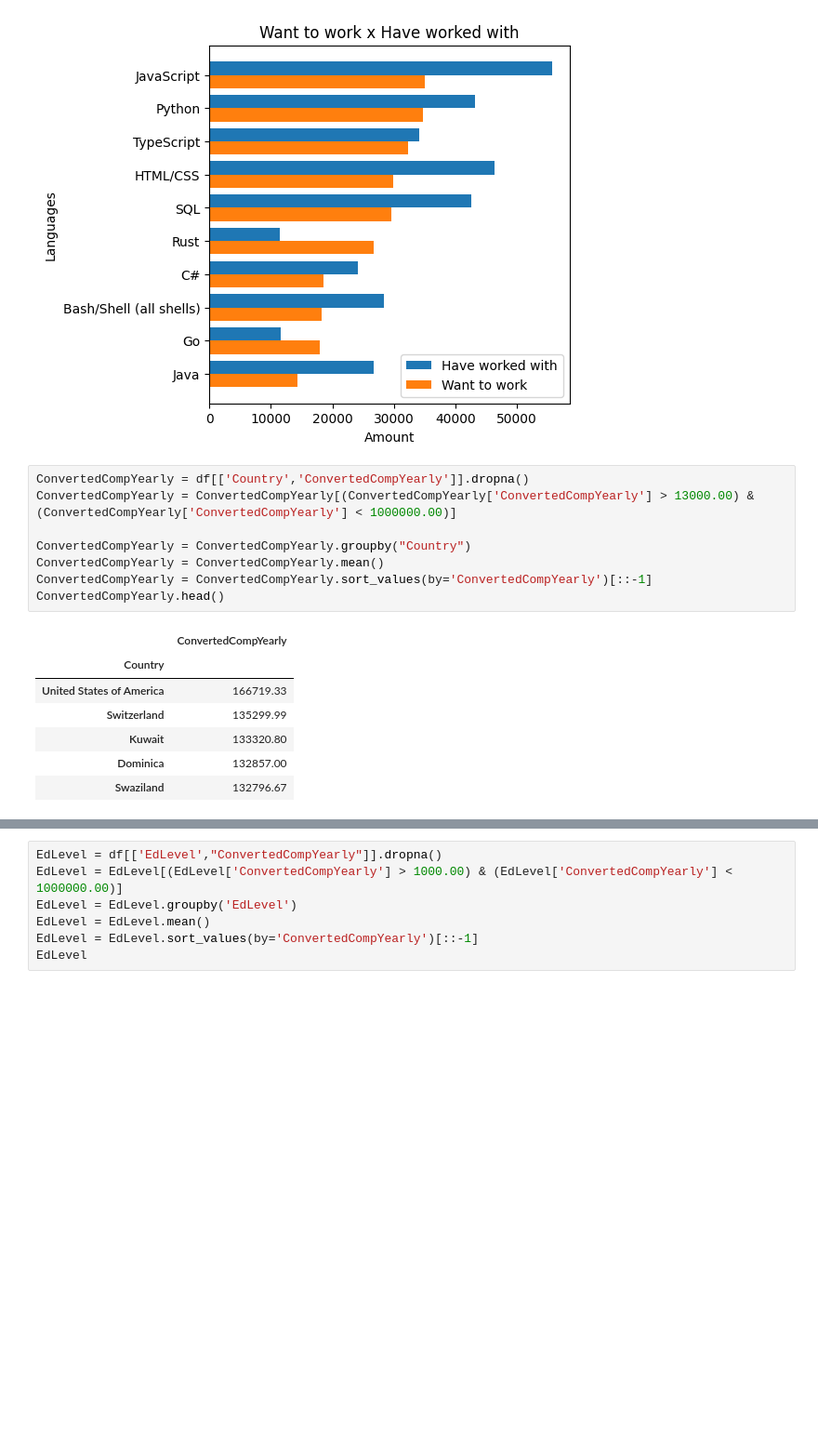
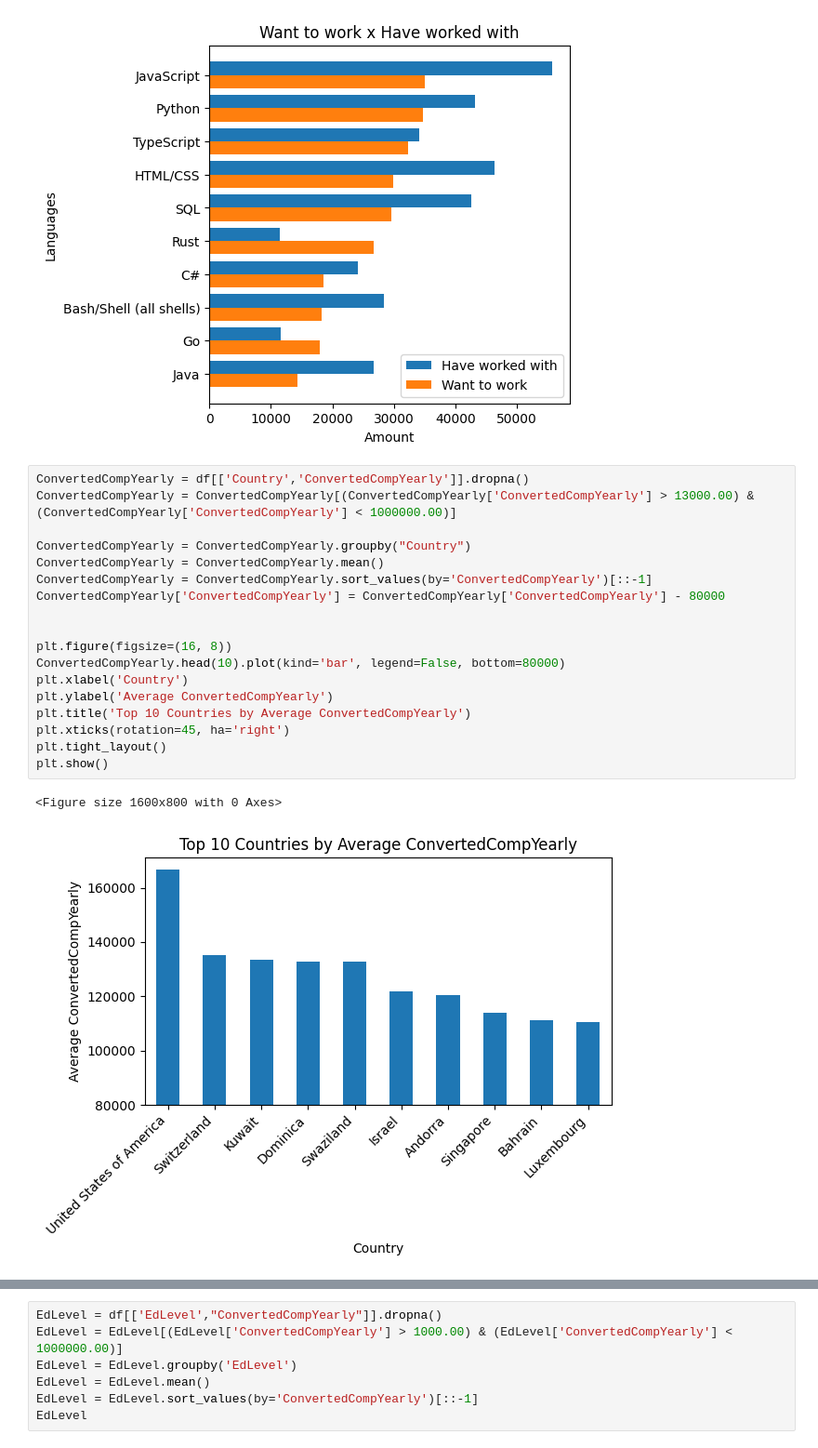
Before and after one commit to lLeonerde/Stackoverflow-survey, a Jupyter notebook: jupyter.ipynb, the cells around one changed output, grey strips where cells are left out. Shown at 93% size. Drawn from its saved outputs; the diff is of its cells as text; blank space fills up the shorter version.

Commit message:
new graphsss >.<

```diff
--- a/jupyter.ipynb
+++ b/jupyter.ipynb
@@ -94,19 +111,24 @@ plt.show()
 # %%
 ConvertedCompYearly = df[['Country','ConvertedCompYearly']].dropna()
 ConvertedCompYearly = ConvertedCompYearly[(ConvertedCompYearly['ConvertedCompYearly'] > 13000.00) & (ConvertedCompYearly['ConvertedCompYearly'] < 1000000.00)]
 
 ConvertedCompYearly = ConvertedCompYearly.groupby("Country")
 ConvertedCompYearly = ConvertedCompYearly.mean()
 ConvertedCompYearly = ConvertedCompYearly.sort_values(by='ConvertedCompYearly')[::-1]
-ConvertedCompYearly.head()
+ConvertedCompYearly['ConvertedCompYearly'] = ConvertedCompYearly['ConvertedCompYearly'] - 80000
+
+
+plt.figure(figsize=(16, 8))
+ConvertedCompYearly.head(10).plot(kind='bar', legend=False, bottom=80000)
+plt.xlabel('Country')
+plt.ylabel('Average ConvertedCompYearly')
+plt.title('Top 10 Countries by Average ConvertedCompYearly')
+plt.xticks(rotation=45, ha='right')
+plt.tight_layout()
+plt.show()
 # %% [output]
-|  | ConvertedCompYearly |
-| Country |  |
-| United States of America | 166719.33 |
-| Switzerland | 135299.99 |
-| Kuwait | 133320.80 |
-| Dominica | 132857.00 |
-| Swaziland | 132796.67 |
+<Figure size 1600x800 with 0 Axes>
+[figure, added]
 # %%
 RemoteWork = df[['RemoteWork', 'ConvertedCompYearly']].dropna()
 RemoteWork = RemoteWork[(RemoteWork['ConvertedCompYearly'] > 1000.00) & (RemoteWork['ConvertedCompYearly'] < 1000000.00)]
```
Also changed, not shown: parts of 3 cells of this notebook.
